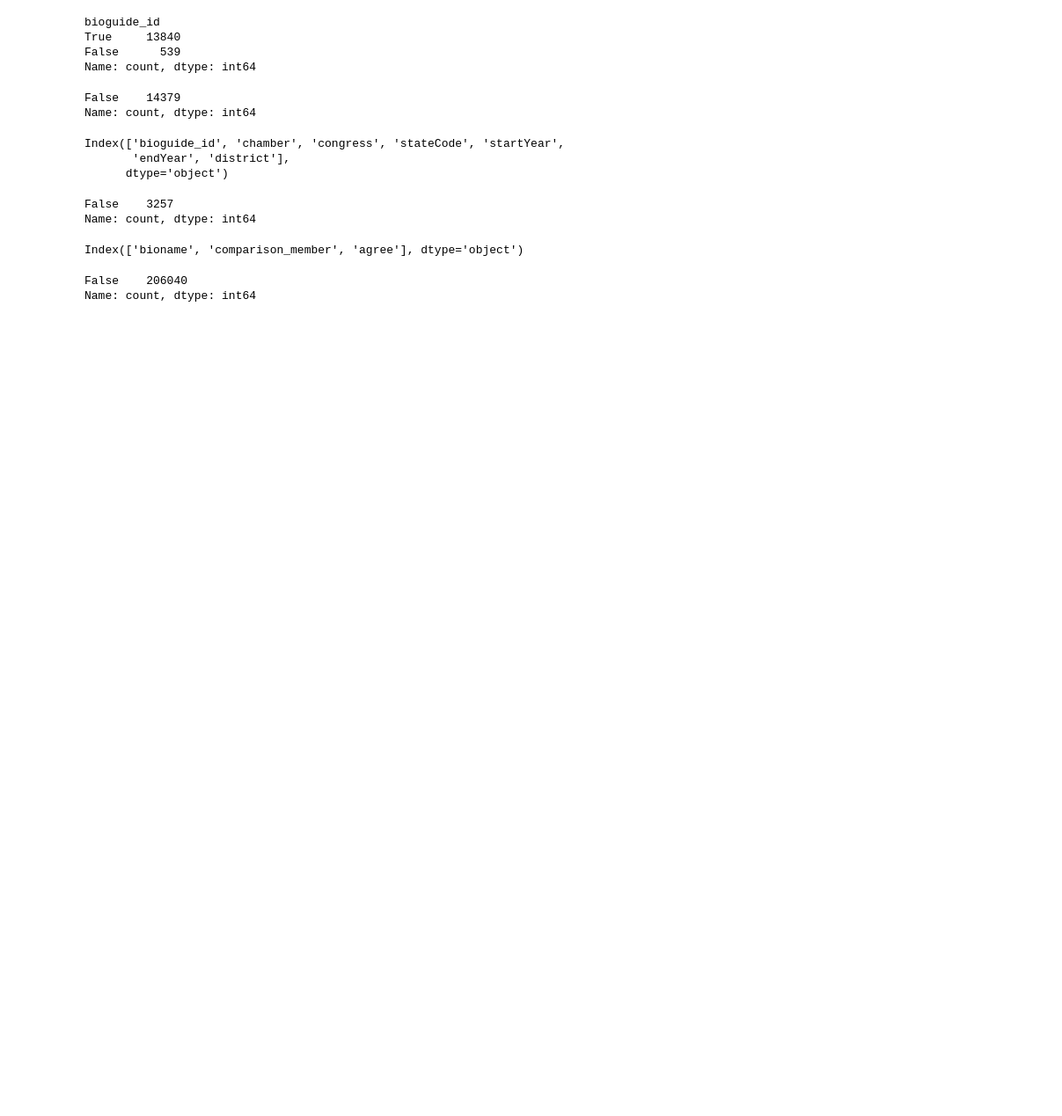
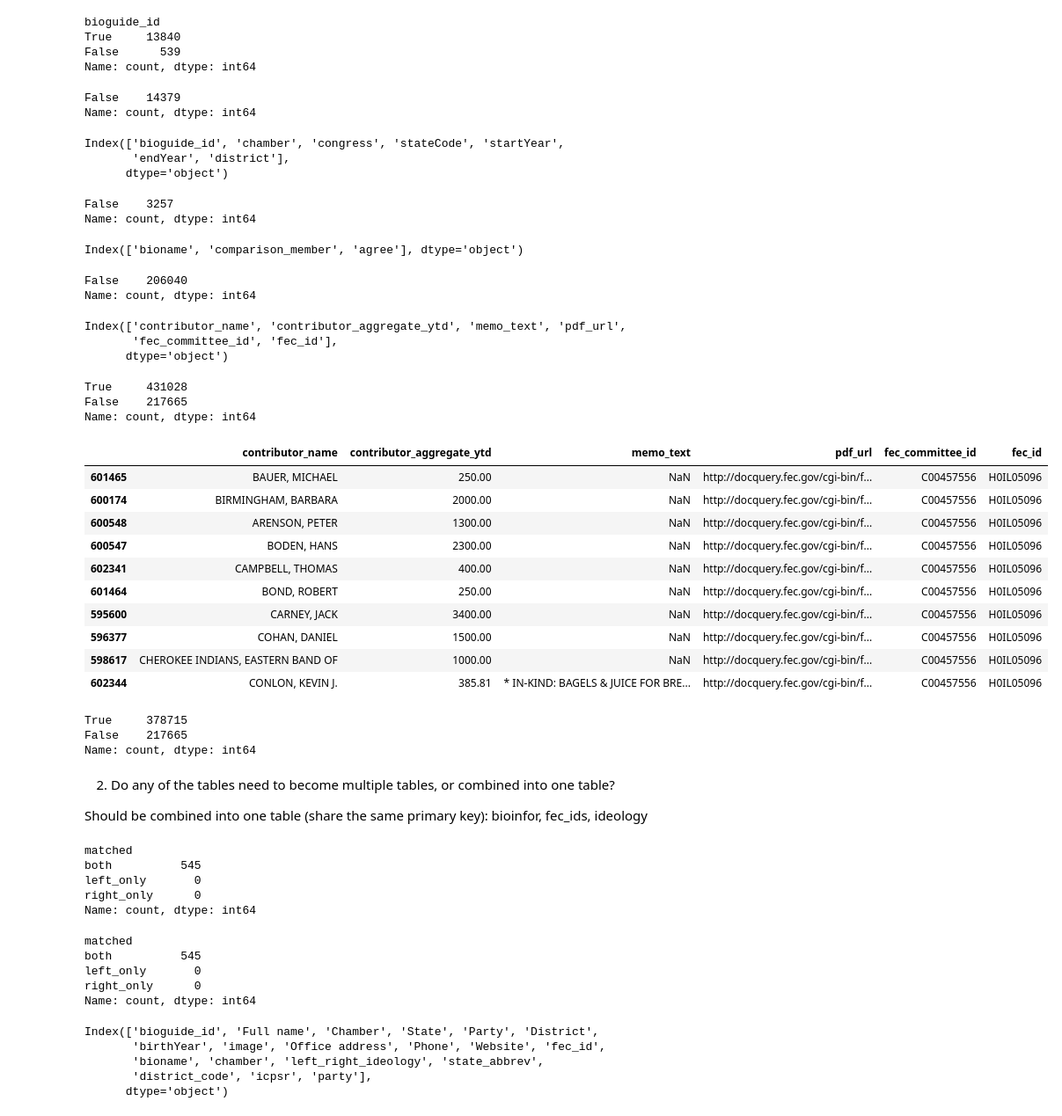
Before and after one commit to stephanie-morrall/contrans2025, a Jupyter notebook: notebooks/schema.ipynb, the cells around one changed output. Shown at 88% size. Cells and saved outputs as stored; diff of their text form; code cells hidden in the pictures; blank space fills up the shorter version.

```diff
--- a/notebooks/schema.ipynb
+++ b/notebooks/schema.ipynb
@@ -16,6 +16,7 @@ ideology = pd.read_csv('../data/ideology.csv')
 sponsored_legislation = pd.read_csv('../data/sponsored_legislation.csv')
 terms = pd.read_csv('../data/terms.csv')
 vote_compare = pd.read_csv('../data/vote_compare.csv')
+contrib = pd.read_csv('../data/contrib.csv')
 # %% [markdown]
 1. Does every CSV file have a primary key? If so, what is it?
 # %%
@@ -128,3 +129,29 @@ vote_compare[['bioname', 'comparison_member']].duplicated().value_counts()
 # %% [output]
 False    206040
 Name: count, dtype: int64
+# %%
+contrib.columns
+# %% [output]
+Index(['contributor_name', 'contributor_aggregate_ytd', 'memo_text', 'pdf_url',
+       'fec_committee_id', 'fec_id'],
+      dtype='object')
+# %%
+contrib[['pdf_url']].duplicated().value_counts()
+# %% [output]
+True     431028
+False    217665
+Name: count, dtype: int64
+# %%
+contrib.loc[contrib.duplicated('pdf_url', keep = False)].sort_values('pdf_url').head(10)
+# %% [output]
+|  | contributor_name | contributor_aggregate_ytd | memo_text | pdf_url | fec_committee_id | fec_id |
+| 601465 | BAUER, MICHAEL | 250.00 | NaN | http://docquery.fec.gov/cgi-bin/f... | C00457556 | H0IL05096 |
+| 600174 | BIRMINGHAM, BARBARA | 2000.00 | NaN | http://docquery.fec.gov/cgi-bin/f... | C00457556 | H0IL05096 |
+| 600548 | ARENSON, PETER | 1300.00 | NaN | http://docquery.fec.gov/cgi-bin/f... | C00457556 | H0IL05096 |
+| 600547 | BODEN, HANS | 2300.00 | NaN | http://docquery.fec.gov/cgi-bin/f... | C00457556 | H0IL05096 |
+| 602341 | CAMPBELL, THOMAS | 400.00 | NaN | http://docquery.fec.gov/cgi-bin/f... | C00457556 | H0IL05096 |
+| 601464 | BOND, ROBERT | 250.00 | NaN | http://docquery.fec.gov/cgi-bin/f... | C00457556 | H0IL05096 |
+| 595600 | CARNEY, JACK | 3400.00 | NaN | http://docquery.fec.gov/cgi-bin/f... | C00457556 | H0IL05096 |
+| 596377 | COHAN, DANIEL | 1500.00 | NaN | http://docquery.fec.gov/cgi-bin/f... | C00457556 | H0IL05096 |
+| 598617 | CHEROKEE INDIANS, EASTERN BAND OF | 1000.00 | NaN | http://docquery.fec.gov/cgi-bin/f... | C00457556 | H0IL05096 |
+| 602344 | CONLON, KEVIN J. | 385.81 | * IN-KIND: BAGELS & JUICE FOR BRE... | http://docquery.fec.gov/cgi-bin/f... | C00457556 | H0IL05096 |
@@ -130,0 +160,10 @@ Name: count, dtype: int64
+# %%
+contrib[['pdf_url']].duplicated().value_counts()
+# %% [output]
+True     378715
+False    217665
+Name: count, dtype: int64
+# %% [markdown]
+2. Do any of the tables need to become multiple tables, or combined into one table?
+
+Should be combined into one table (share the same primary key): bioinfor, fec_ids, ideology
@@ -130,0 +176,8 @@ Name: count, dtype: int64
+# %%
+members['matched'].value_counts()
+# %% [output]
+matched
+both          545
+left_only       0
+right_only      0
+Name: count, dtype: int64
@@ -130,0 +192,8 @@ Name: count, dtype: int64
+# %%
+members['matched'].value_counts()
+# %% [output]
+matched
+both          545
+left_only       0
+right_only      0
+Name: count, dtype: int64
@@ -130,0 +202,8 @@ Name: count, dtype: int64
+# %%
+members.columns
+# %% [output]
+Index(['bioguide_id', 'Full name', 'Chamber', 'State', 'Party', 'District',
+       'birthYear', 'image', 'Office address', 'Phone', 'Website', 'fec_id',
+       'bioname', 'chamber', 'left_right_ideology', 'state_abbrev',
+       'district_code', 'icpsr', 'party'],
+      dtype='object')
```
Also changed, not shown: parts of 15 cells of this notebook.
